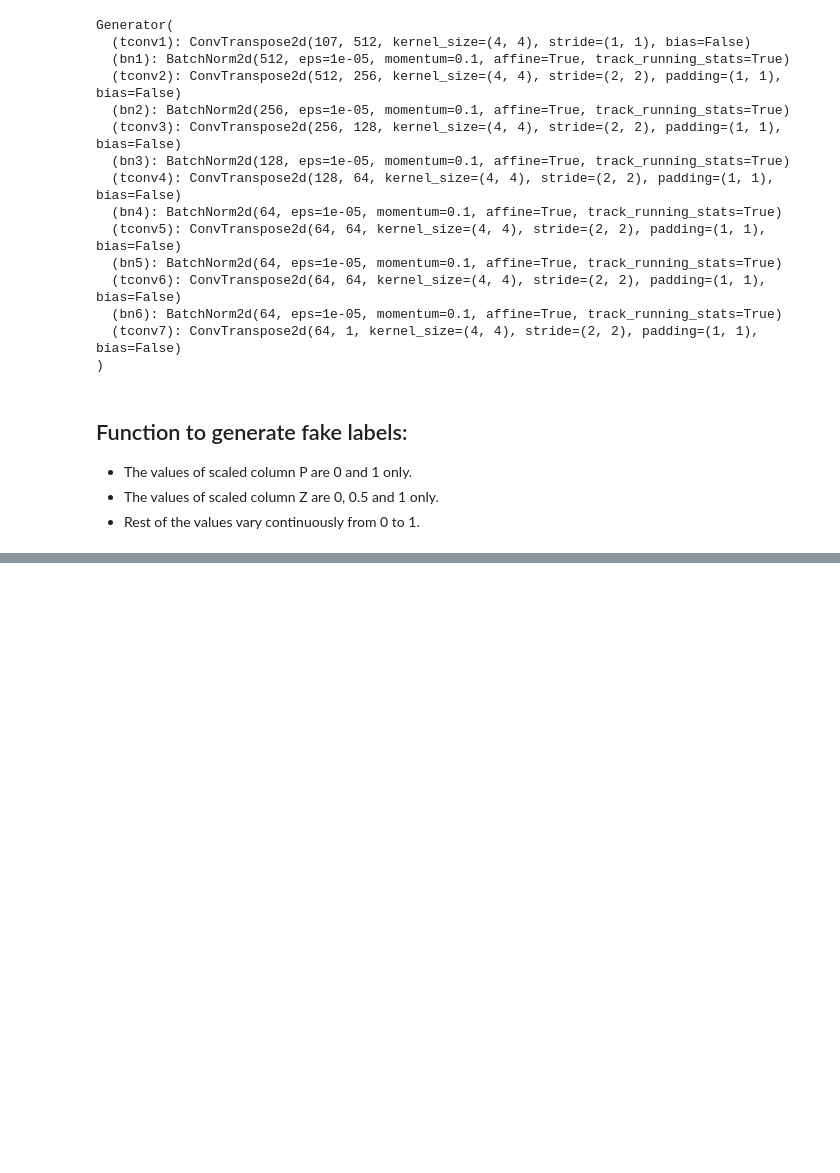
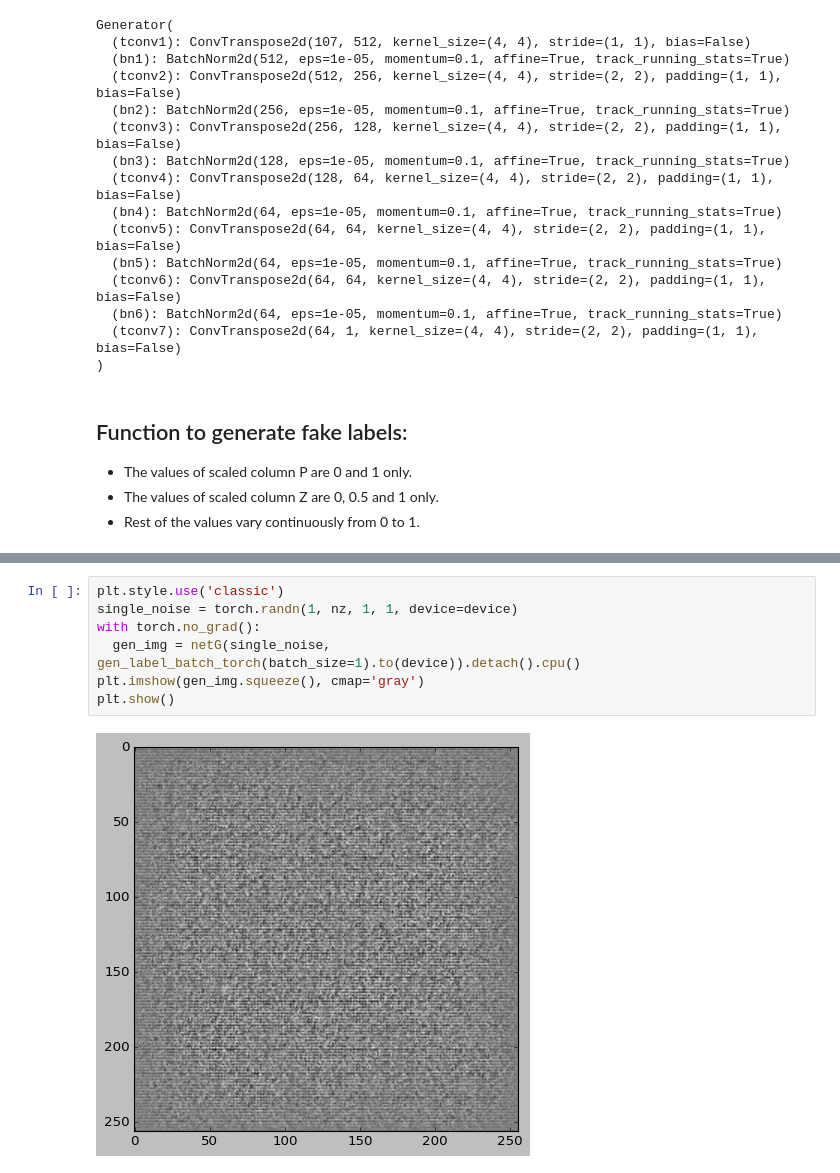
Before and after one commit to Mainakdeb/embryo-cGAN, a Jupyter notebook: embryo_cGAN.ipynb, the cells around one changed output, grey strips where cells are left out. Saved outputs shown, nothing was run; the diff lists cells and outputs as text; blank space fills up the shorter version.

```diff
--- a/embryo_cGAN.ipynb
+++ b/embryo_cGAN.ipynb
@@ -409,0 +414,9 @@ tensor([[0.3653, 0.7261, 0.4800, 0.0000, 0.7479, 0.2009, 1.0000],
+# %%
+plt.style.use('classic')
+single_noise = torch.randn(1, nz, 1, 1, device=device)
+with torch.no_grad():
+  gen_img = netG(single_noise, gen_label_batch_torch(batch_size=1).to(device)).detach().cpu()
+plt.imshow(gen_img.squeeze(), cmap='gray')
+plt.show()
+# %% [output]
+[figure, added]
```
Also changed, not shown: parts of 6 cells of this notebook.
